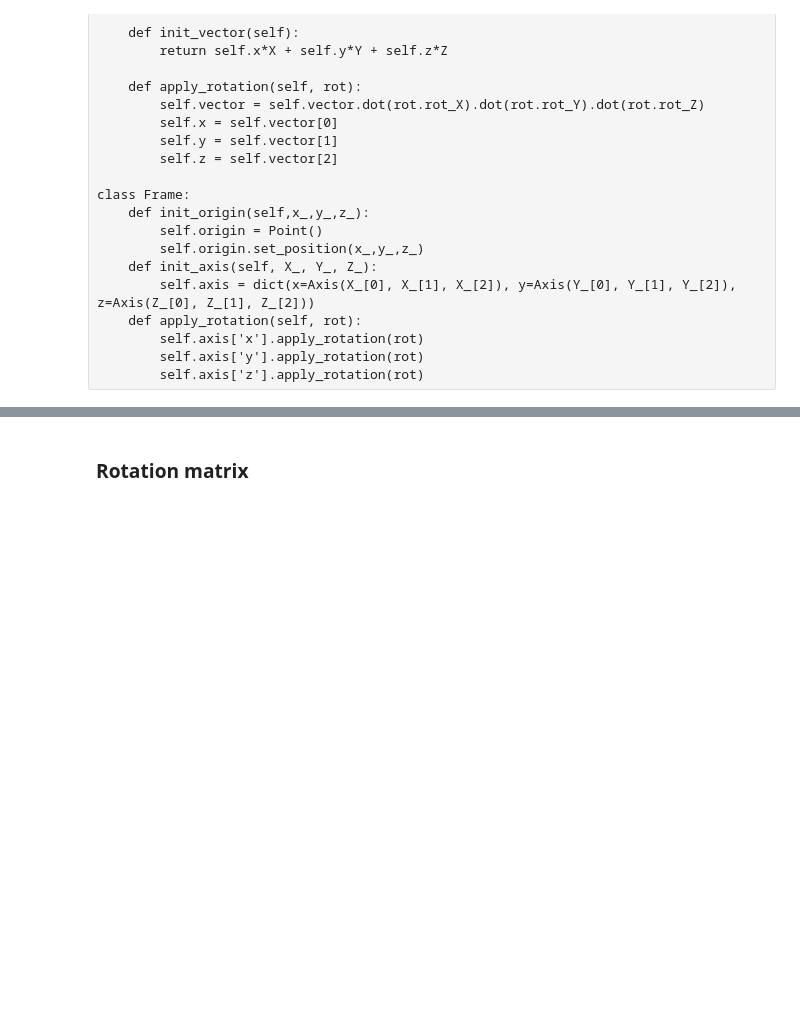
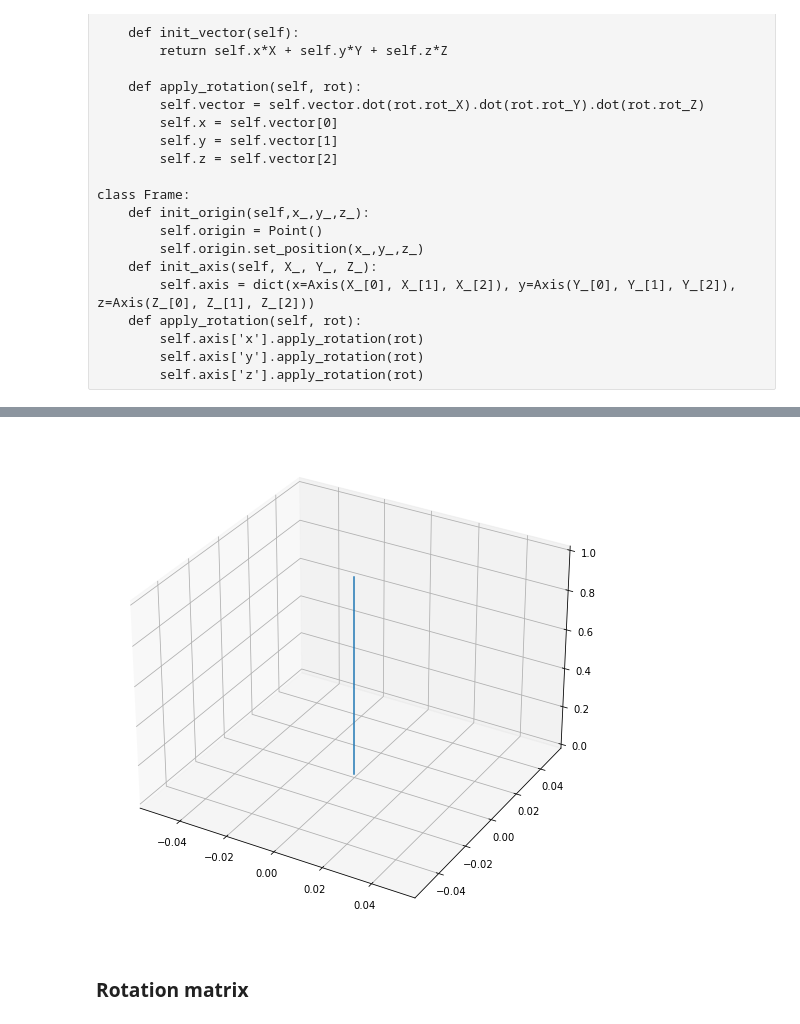
Before and after one commit to stefano-v37/engineering-toolbox, a Jupyter notebook: EngineeringToolbox/Robotics/develop/develop.ipynb, the cells around one changed output, grey strips where cells are left out. Drawn from its saved outputs; the diff is of its cells as text; code cells hidden in the pictures; blank space fills up the shorter version.

```diff
--- a/EngineeringToolbox/Robotics/develop/develop.ipynb
+++ b/EngineeringToolbox/Robotics/develop/develop.ipynb
@@ -155,3 +193,17 @@ NameError: name 'Frame' is not defined
+# %%
+def ax_(points):
+    ax.plot(points[0],
+                   points[1])
+
+fig = plt.figure(figsize=(16,9))
+ax = fig.add_subplot(111, projection='3d')
+ax.plot([0,0],
+       [0,0],
+       [0,1])
+
+plt.show()
+# %% [output]
+[figure, added]
 # %% [markdown]
 ### Rotation matrix
 # %% [markdown]
```
Also changed, not shown: parts of 9 cells of this notebook, 2 other files.
